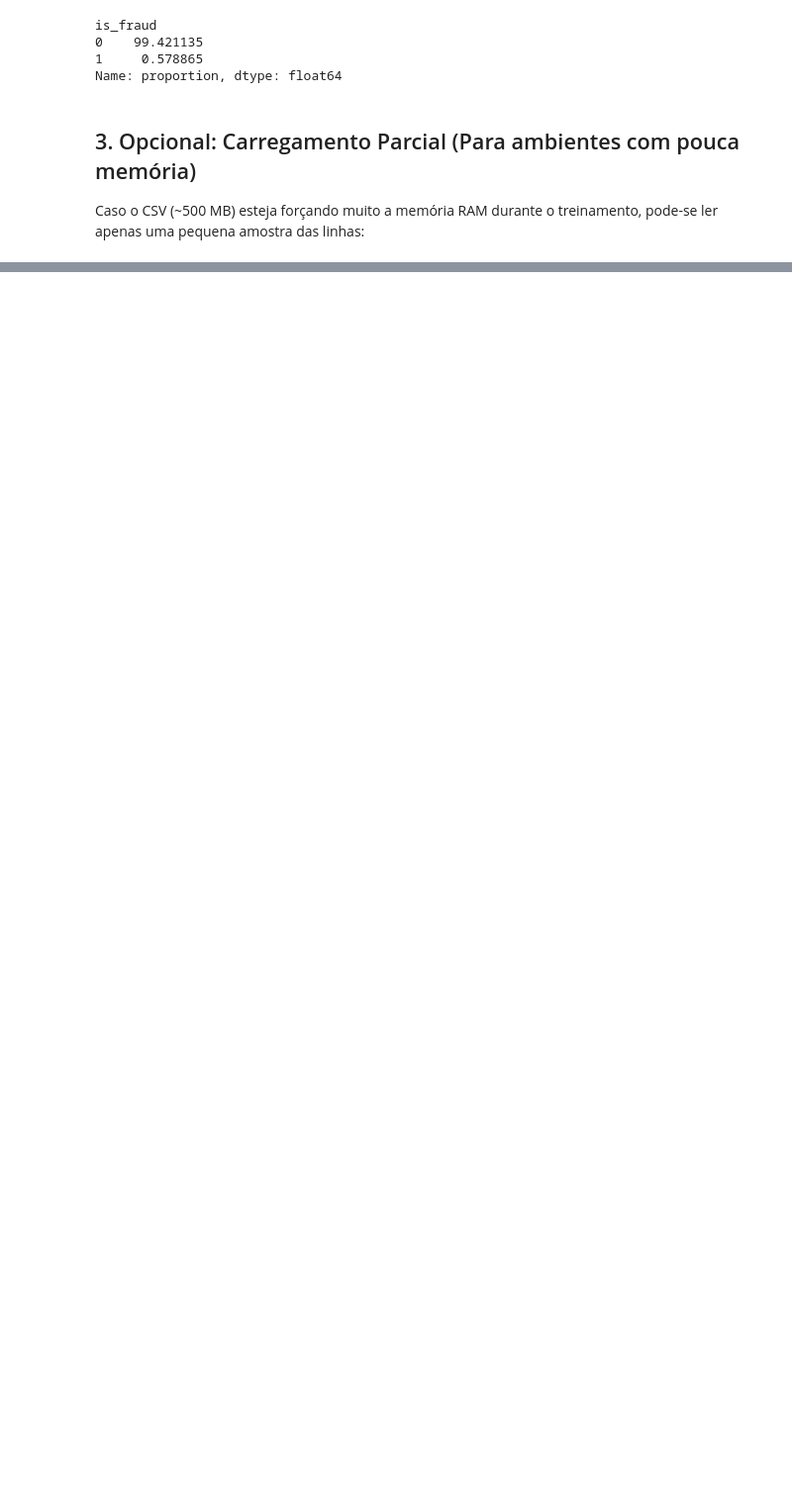
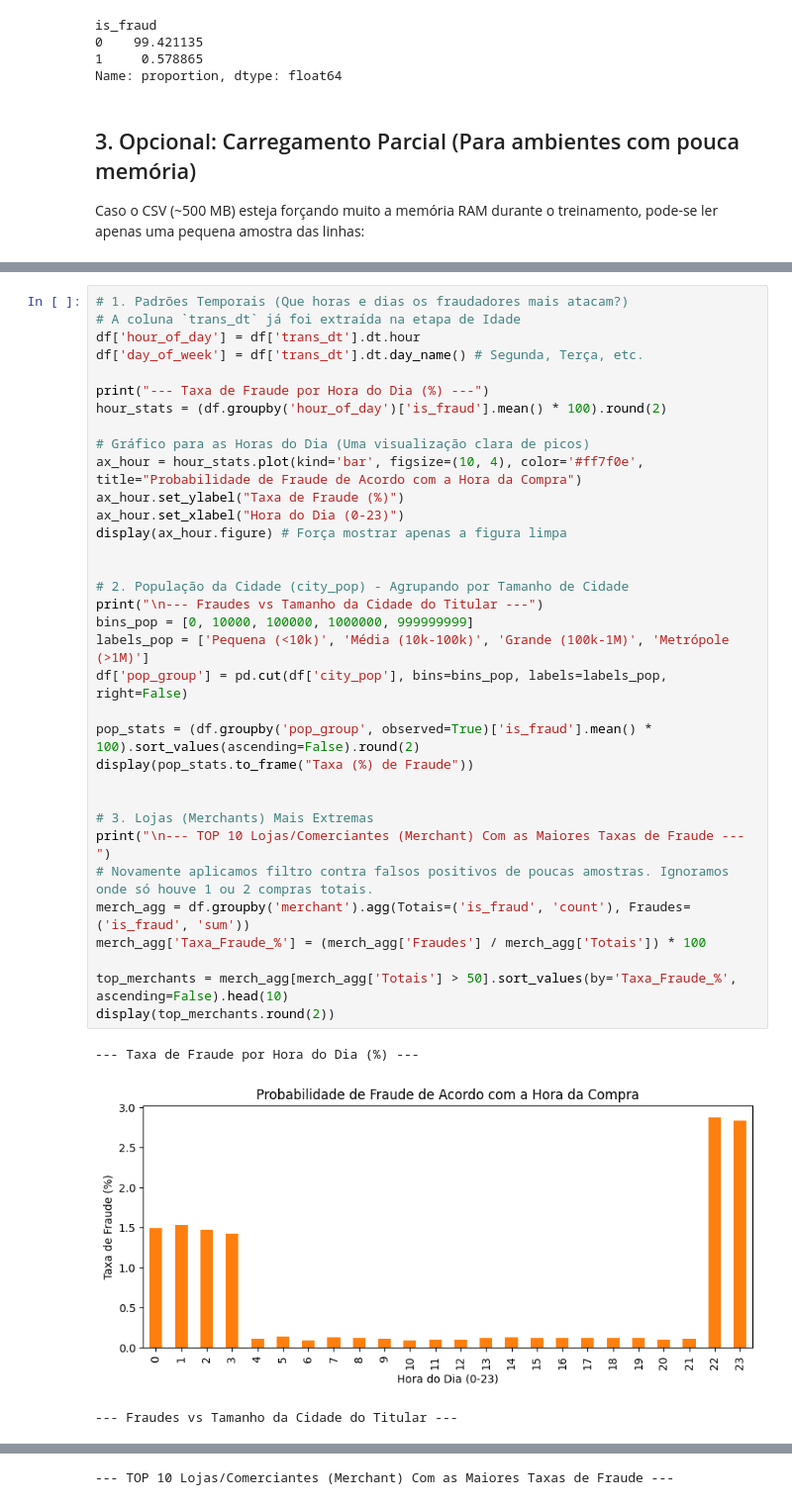
Before and after one commit to Nilson-N-Nascimento/Credit_Card_Analysis, a Jupyter notebook: sparkov_fraud_detection.ipynb, the cells around one changed output, grey strips where cells are left out. Shown at 99% size. Cells and saved outputs as stored; diff of their text form; blank space fills up the shorter version.

```diff
--- a/sparkov_fraud_detection.ipynb
+++ b/sparkov_fraud_detection.ipynb
@@ -113,0 +331,38 @@ print(f"Linhas carregadas na amostra: {len(df_sample)}")
+# %%
+# 1. Padrões Temporais (Que horas e dias os fraudadores mais atacam?)
+# A coluna `trans_dt` já foi extraída na etapa de Idade
+df['hour_of_day'] = df['trans_dt'].dt.hour
+df['day_of_week'] = df['trans_dt'].dt.day_name() # Segunda, Terça, etc.
+
+print("--- Taxa de Fraude por Hora do Dia (%) ---")
+hour_stats = (df.groupby('hour_of_day')['is_fraud'].mean() * 100).round(2)
+
+# Gráfico para as Horas do Dia (Uma visualização clara de picos)
+ax_hour = hour_stats.plot(kind='bar', figsize=(10, 4), color='#ff7f0e', title="Probabilidade de Fraude de Acordo com a Hora da Compra")
+ax_hour.set_ylabel("Taxa de Fraude (%)")
+ax_hour.set_xlabel("Hora do Dia (0-23)")
+display(ax_hour.figure) # Força mostrar apenas a figura limpa
+
+
+# 2. População da Cidade (city_pop) - Agrupando por Tamanho de Cidade
+print("\n--- Fraudes vs Tamanho da Cidade do Titular ---")
+bins_pop = [0, 10000, 100000, 1000000, 999999999]
+labels_pop = ['Pequena (<10k)', 'Média (10k-100k)', 'Grande (100k-1M)', 'Metrópole (>1M)']
+df['pop_group'] = pd.cut(df['city_pop'], bins=bins_pop, labels=labels_pop, right=False)
+
+pop_stats = (df.groupby('pop_group', observed=True)['is_fraud'].mean() * 100).sort_values(ascending=False).round(2)
+display(pop_stats.to_frame("Taxa (%) de Fraude"))
+
+
+# 3. Lojas (Merchants) Mais Extremas
+print("\n--- TOP 10 Lojas/Comerciantes (Merchant) Com as Maiores Taxas de Fraude ---")
+# Novamente aplicamos filtro contra falsos positivos de poucas amostras. Ignoramos onde só houve 1 ou 2 compras totais.
+merch_agg = df.groupby('merchant').agg(Totais=('is_fraud', 'count'), Fraudes=('is_fraud', 'sum'))
+merch_agg['Taxa_Fraude_%'] = (merch_agg['Fraudes'] / merch_agg['Totais']) * 100
+
+top_merchants = merch_agg[merch_agg['Totais'] > 50].sort_values(by='Taxa_Fraude_%', ascending=False).head(10)
+display(top_merchants.round(2))
+# %% [output]
+--- Taxa de Fraude por Hora do Dia (%) ---
+[figure, added]
+--- Fraudes vs Tamanho da Cidade do Titular ---
@@ -113,0 +375 @@ print(f"Linhas carregadas na amostra: {len(df_sample)}")
+--- TOP 10 Lojas/Comerciantes (Merchant) Com as Maiores Taxas de Fraude ---
```
Also changed, not shown: parts of 19 cells of this notebook.
